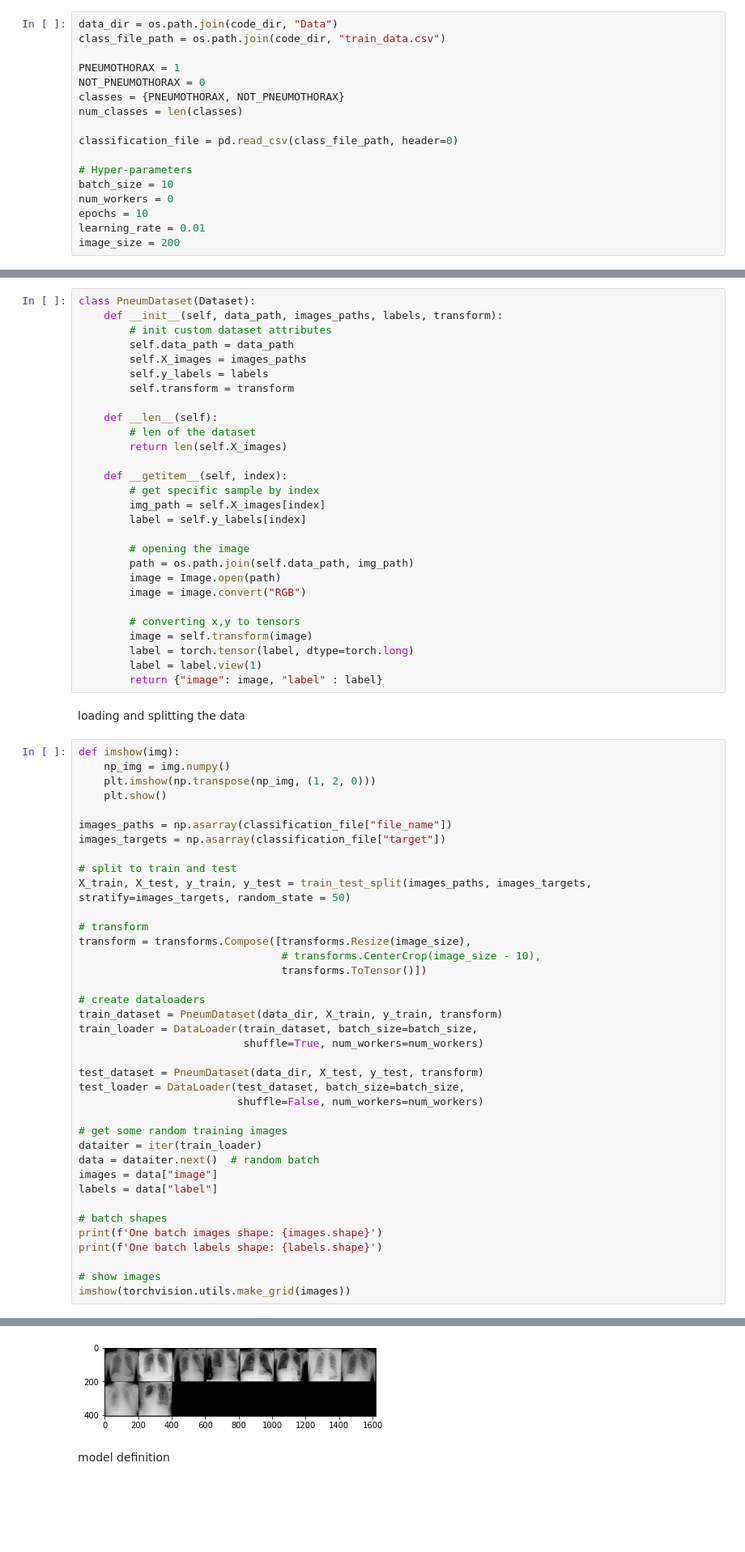
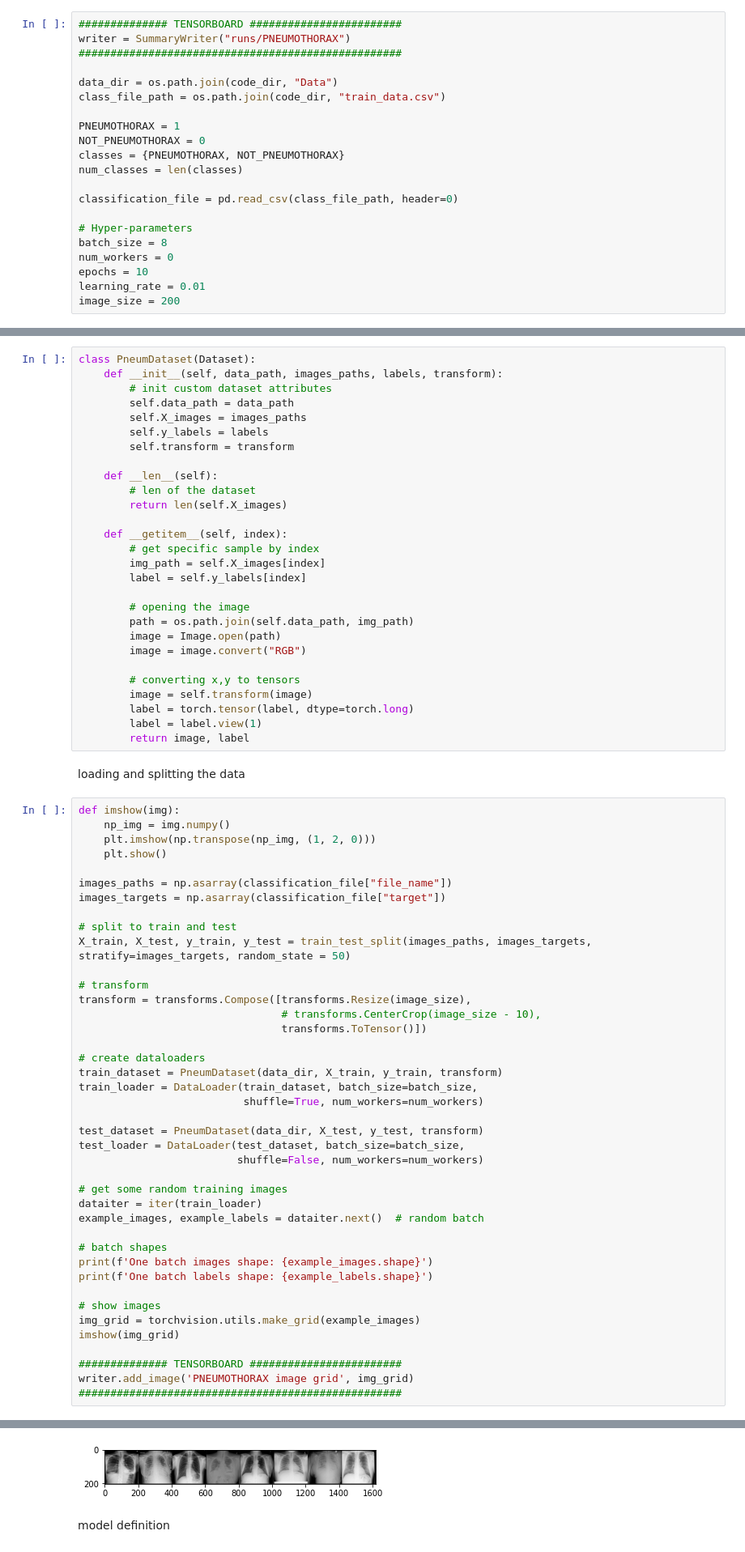
Before and after one commit to ayeletGi/Pneumothorax-neural-network-project, a Jupyter notebook: neural_network_project.ipynb, the cells around one changed output, grey strips where cells are left out. Shown at 81% size. Saved outputs shown, nothing was run; the diff lists cells and outputs as text; blank space fills up the shorter version.

Commit message:
tensorboard

```diff
--- a/neural_network_project.ipynb
+++ b/neural_network_project.ipynb
@@ -29,6 +30,10 @@ paths and globals definitions
 """run this if you are working from your local computer!!"""
 code_dir = os.getcwd()
 # %%
+############## TENSORBOARD ########################
+writer = SummaryWriter("runs/PNEUMOTHORAX")
+###################################################
+
 data_dir = os.path.join(code_dir, "Data")
 class_file_path = os.path.join(code_dir, "train_data.csv")
 
@@ -40,7 +45,7 @@ num_classes = len(classes)
 classification_file = pd.read_csv(class_file_path, header=0)
 
 # Hyper-parameters
-batch_size = 10
+batch_size = 8
 num_workers = 0
 epochs = 10
 learning_rate = 0.01
@@ -74,7 +79,7 @@ class PneumDataset(Dataset):
         image = self.transform(image)
         label = torch.tensor(label, dtype=torch.long)
         label = label.view(1)
-        return {"image": image, "label" : label}
+        return image, label
 # %% [markdown]
 loading and splitting the data
 # %%
@@ -105,14 +110,17 @@ test_loader = DataLoader(test_dataset, batch_size=batch_size,
 
 # get some random training images
 dataiter = iter(train_loader)
-data = dataiter.next()  # random batch
-images = data["image"]
-labels = data["label"]
+example_images, example_labels = dataiter.next()  # random batch
 
 # batch shapes
-print(f'One batch images shape: {images.shape}')
-print(f'One batch labels shape: {labels.shape}')
+print(f'One batch images shape: {example_images.shape}')
+print(f'One batch labels shape: {example_labels.shape}')
 
 # show images
-imshow(torchvision.utils.make_grid(images))
+img_grid = torchvision.utils.make_grid(example_images)
+imshow(img_grid)
+
+############## TENSORBOARD ########################
+writer.add_image('PNEUMOTHORAX image grid', img_grid)
+###################################################
 # %% [output]
@@ -121,4 +129,4 @@ One batch labels shape: torch.Size([10, 1])
-[figure, old version]
+[figure, new version]
 # %% [markdown]
 model definition
 # %%
```
Also changed, not shown: parts of 6 cells of this notebook, 7 other files.
